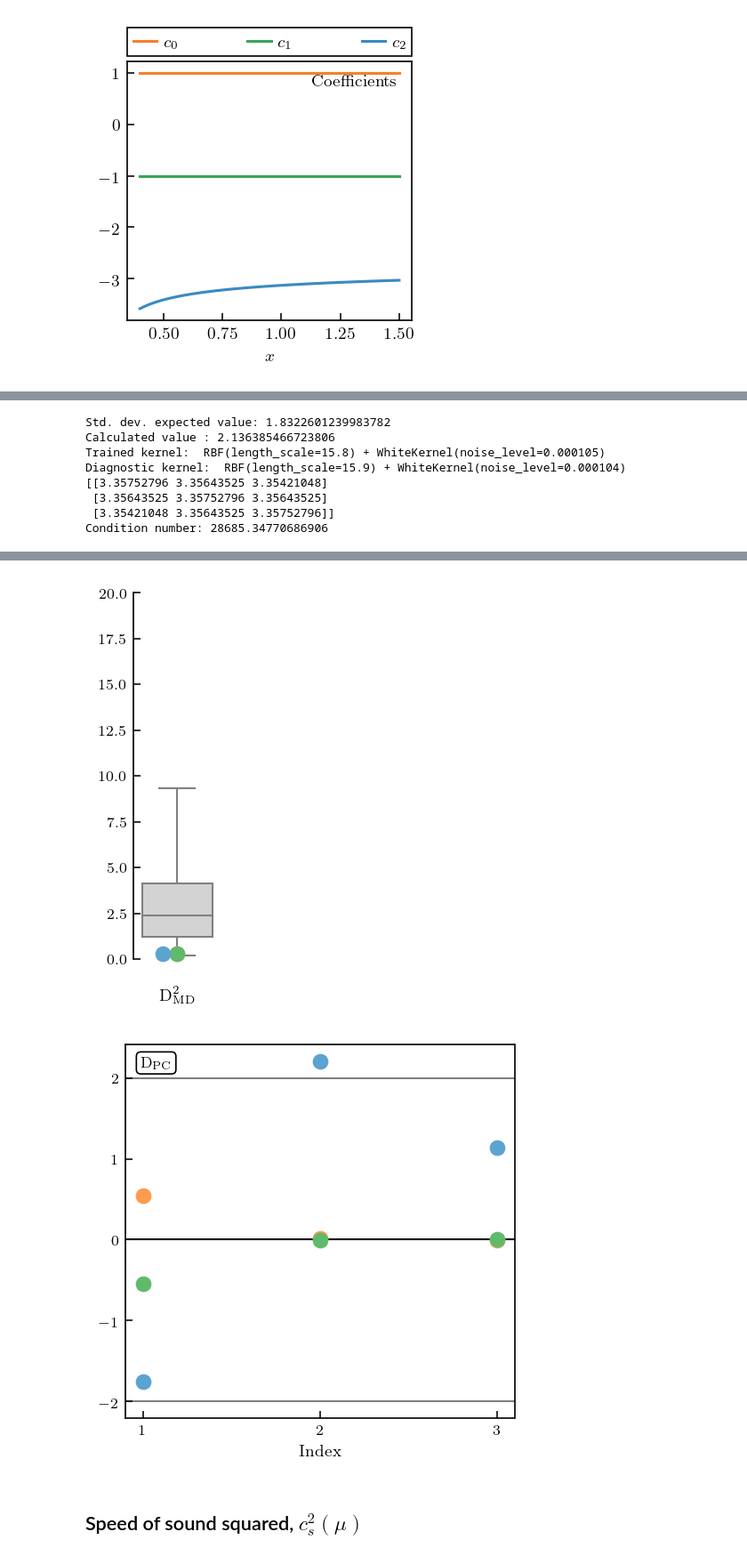
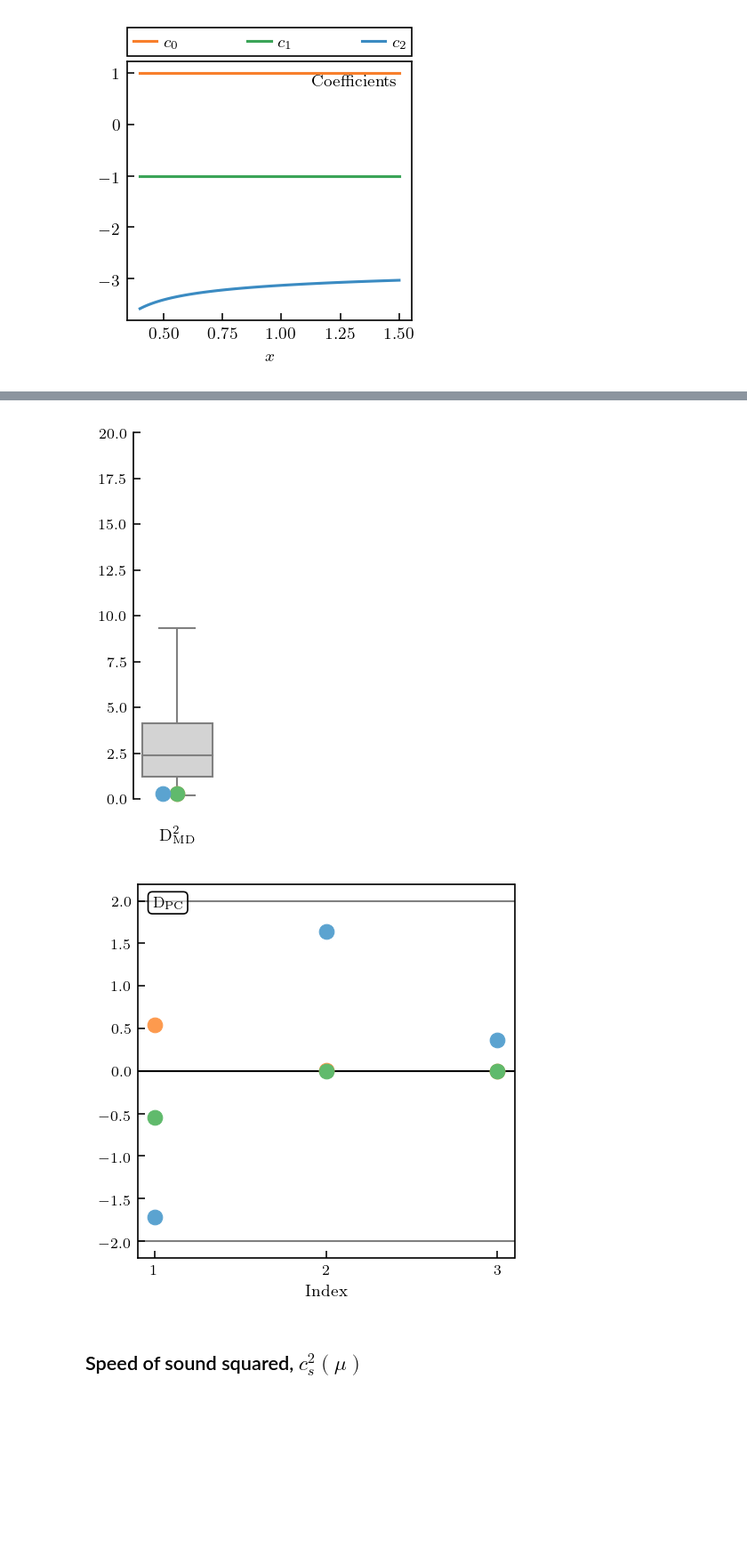
Before and after one commit to asemposki/neutron-rich-bmm, a Jupyter notebook: Gorda_pQCD_gsum.ipynb, the cells around one changed output, grey strips where cells are left out. Shown at 89% size. Cells and saved outputs as stored; diff of their text form; code cells hidden in the pictures; blank space fills up the shorter version.

```diff
--- a/Gorda_pQCD_gsum.ipynb
+++ b/Gorda_pQCD_gsum.ipynb
@@ -283,7 +285,7 @@ error bars at some random value:  0.0029910658580029614
 # print('N2LO:', (data[:, 2]/pqcd.yref(X))[12])
 # %%
 # call the diagnostics here to test before using on number density results
-trunc.diagnostics(50,30)
+trunc.diagnostics(30,10)
 # %% [output]
 Number of points in training set: 2
 Number of points in validation set: 3
@@ -300,14 +307,6 @@ Validation set:
-Std. dev. expected value: 1.8322601239983782
-Calculated value : 2.136385466723806
-Trained kernel:  RBF(length_scale=15.8) + WhiteKernel(noise_level=0.000105)
-Diagnostic kernel:  RBF(length_scale=15.9) + WhiteKernel(noise_level=0.000104)
-[[3.35752796 3.35643525 3.35421048]
- [3.35643525 3.35752796 3.35643525]
- [3.35421048 3.35643525 3.35752796]]
-Condition number: 28685.34770686906
 [figure]
 [figure]
-[figure, old version]
+[figure, new version]
 # %% [markdown]
 ## Speed of sound squared, $c_{s}^{2}(\mu)$
 # %%
```
Also changed, not shown: parts of 29 cells of this notebook, 4 other files.
